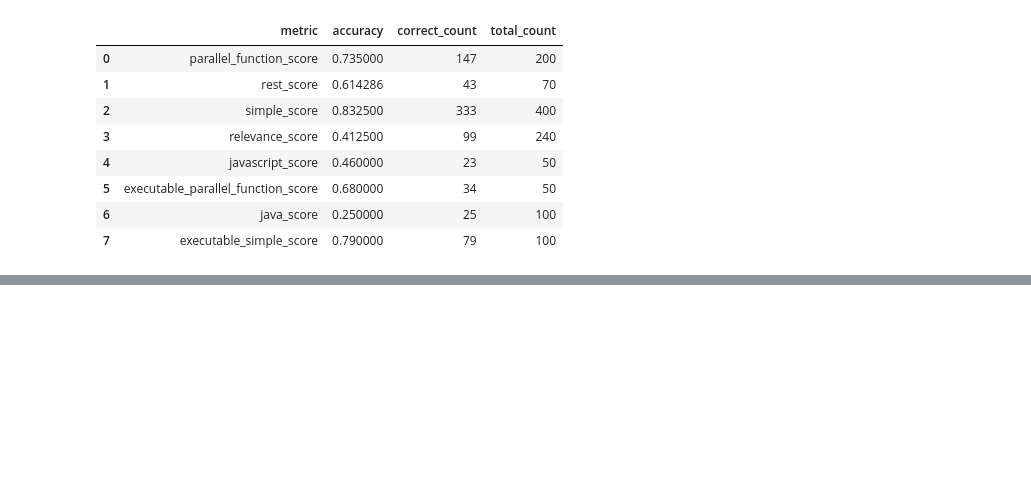
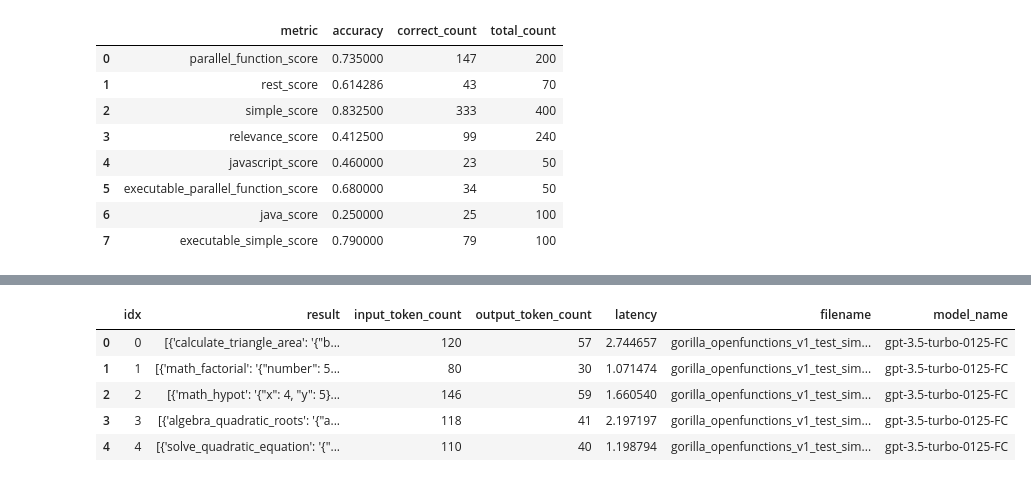
Before and after one commit to ksreenivasan/gorilla, a Jupyter notebook: berkeley-function-call-leaderboard/kartik_results_parser.ipynb, the cells around one changed output, grey strips where cells are left out. Cells and saved outputs as stored; diff of their text form; code cells hidden in the pictures; blank space fills up the shorter version.

```diff
--- a/berkeley-function-call-leaderboard/kartik_results_parser.ipynb
+++ b/berkeley-function-call-leaderboard/kartik_results_parser.ipynb
@@ -110,0 +203,13 @@ java_score                               | 0.0   | 0.25
+# %%
+gpt_3_5_results = full_result_df[(full_result_df['model_name'] == 'gpt-3.5-turbo-0125-FC')
+                                 & (full_result_df['filename'] == 'gorilla_openfunctions_v1_test_simple_result.json')]
+gpt_3_5_errors = error_result_df[(error_result_df['model_name'] == 'gpt-3.5-turbo-0125-FC') &
+                                 (error_result_df['filename'] == 'simple_score.json')]
+gpt_3_5_results.head()
+# %% [output]
+|  | idx | result | input_token_count | output_token_count | latency | filename | model_name |
+| 0 | 0 | [{'calculate_triangle_area': '{"b... | 120 | 57 | 2.744657 | gorilla_openfunctions_v1_test_sim... | gpt-3.5-turbo-0125-FC |
+| 1 | 1 | [{'math_factorial': '{"number": 5... | 80 | 30 | 1.071474 | gorilla_openfunctions_v1_test_sim... | gpt-3.5-turbo-0125-FC |
+| 2 | 2 | [{'math_hypot': '{"x": 4, "y": 5}... | 146 | 59 | 1.660540 | gorilla_openfunctions_v1_test_sim... | gpt-3.5-turbo-0125-FC |
+| 3 | 3 | [{'algebra_quadratic_roots': '{"a... | 118 | 41 | 2.197197 | gorilla_openfunctions_v1_test_sim... | gpt-3.5-turbo-0125-FC |
+| 4 | 4 | [{'solve_quadratic_equation': '{"... | 110 | 40 | 1.198794 | gorilla_openfunctions_v1_test_sim... | gpt-3.5-turbo-0125-FC |
```
Also changed, not shown: parts of 13 cells of this notebook, 3 other files.
